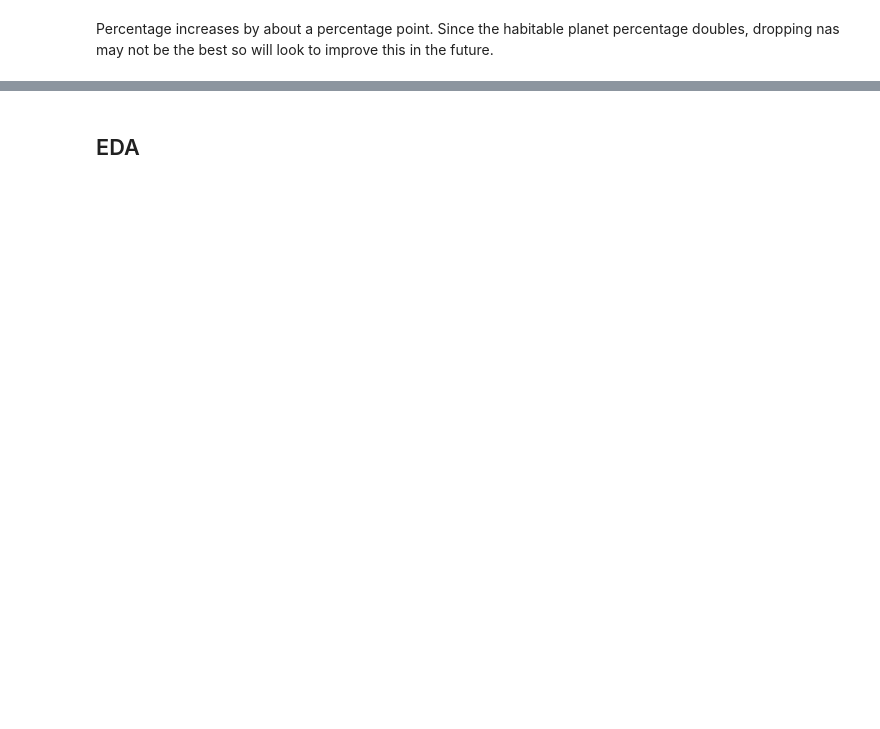
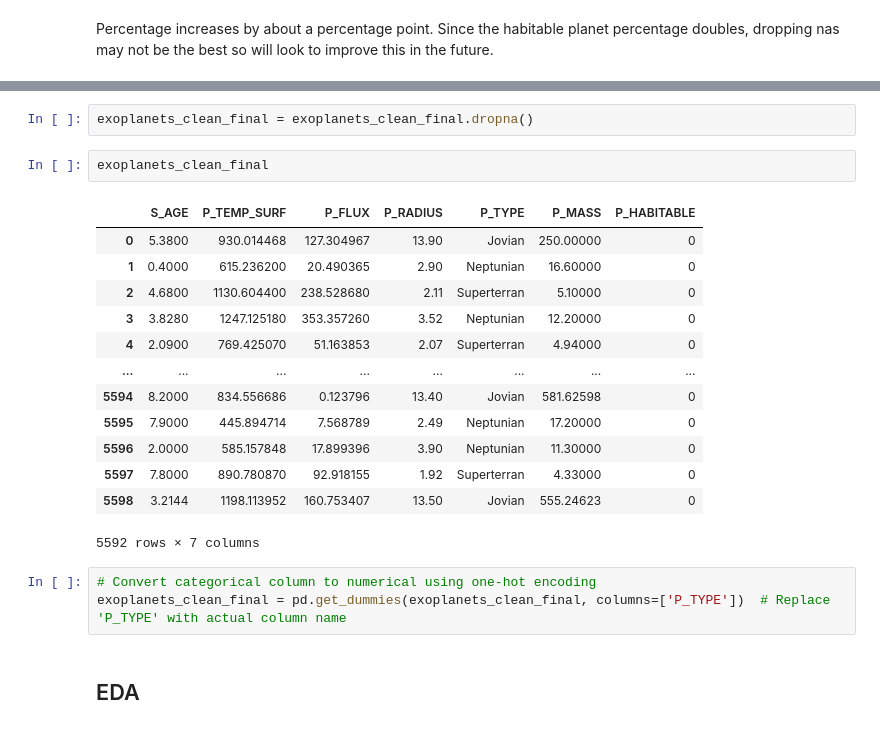
Before and after one commit to Atakamoto/Exoplanet-Habitability-Evaluator, a Jupyter notebook: ExoplanetHabitabilityEvaluator.ipynb, the cells around one changed output, grey strips where cells are left out. Drawn from its saved outputs; the diff is of its cells as text; blank space fills up the shorter version.

```diff
--- a/ExoplanetHabitabilityEvaluator.ipynb
+++ b/ExoplanetHabitabilityEvaluator.ipynb
@@ -124,2 +151,23 @@ Name: count, dtype: int64
+# %%
+exoplanets_clean_final = exoplanets_clean_final.dropna()
+# %%
+exoplanets_clean_final
+# %% [output]
+|  | S_AGE | P_TEMP_SURF | P_FLUX | P_RADIUS | P_TYPE | P_MASS | P_HABITABLE |
+| 0 | 5.3800 | 930.014468 | 127.304967 | 13.90 | Jovian | 250.00000 | 0 |
+| 1 | 0.4000 | 615.236200 | 20.490365 | 2.90 | Neptunian | 16.60000 | 0 |
+| 2 | 4.6800 | 1130.604400 | 238.528680 | 2.11 | Superterran | 5.10000 | 0 |
+| 3 | 3.8280 | 1247.125180 | 353.357260 | 3.52 | Neptunian | 12.20000 | 0 |
+| 4 | 2.0900 | 769.425070 | 51.163853 | 2.07 | Superterran | 4.94000 | 0 |
+| ... | ... | ... | ... | ... | ... | ... | ... |
+| 5594 | 8.2000 | 834.556686 | 0.123796 | 13.40 | Jovian | 581.62598 | 0 |
+| 5595 | 7.9000 | 445.894714 | 7.568789 | 2.49 | Neptunian | 17.20000 | 0 |
+| 5596 | 2.0000 | 585.157848 | 17.899396 | 3.90 | Neptunian | 11.30000 | 0 |
+| 5597 | 7.8000 | 890.780870 | 92.918155 | 1.92 | Superterran | 4.33000 | 0 |
+| 5598 | 3.2144 | 1198.113952 | 160.753407 | 13.50 | Jovian | 555.24623 | 0 |
+5592 rows × 7 columns
+# %%
+# Convert categorical column to numerical using one-hot encoding
+exoplanets_clean_final = pd.get_dummies(exoplanets_clean_final, columns=['P_TYPE'])  # Replace 'P_TYPE' with actual column name
 # %% [markdown]
 ## EDA
```
Also changed, not shown: parts of 24 cells of this notebook, 3 other files.
